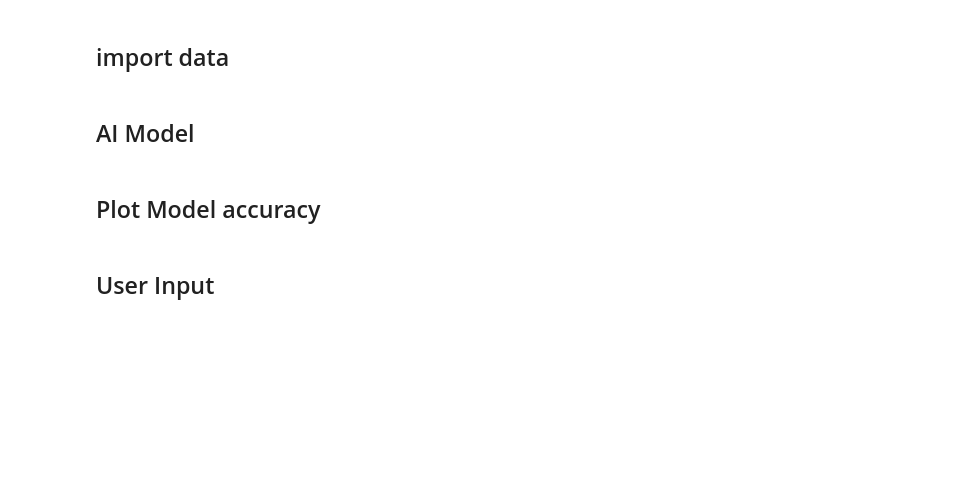
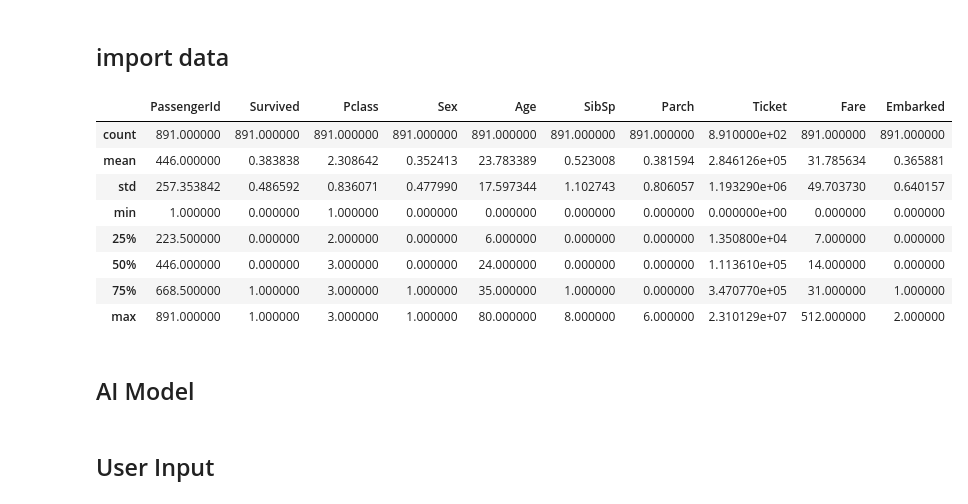
Before and after one commit to MixoMax/KaggleTitanicAI, a Jupyter notebook: main.ipynb, the cells around one changed output. Cells and saved outputs as stored; diff of their text form; code cells hidden in the pictures; blank space fills up the shorter version.

```diff
--- a/main.ipynb
+++ b/main.ipynb
@@ -92,10 +116,23 @@ clean_train.csv already exists
 # %%
 df = pd.read_csv("clean_train.csv")
 
 
 X, y = df.iloc[:, 2:], df.iloc[:, 1]
 
-X_train, X_test, y_train, y_test = train_test_split(X, y, test_size=0.3)
+X_train, X_test, y_train, y_test = train_test_split(X, y, test_size=0.2)
+
+
+df.describe()
+# %% [output]
+|  | PassengerId | Survived | Pclass | Sex | Age | SibSp | Parch | Ticket | Fare | Embarked |
+| count | 891.000000 | 891.000000 | 891.000000 | 891.000000 | 891.000000 | 891.000000 | 891.000000 | 8.910000e+02 | 891.000000 | 891.000000 |
+| mean | 446.000000 | 0.383838 | 2.308642 | 0.352413 | 23.783389 | 0.523008 | 0.381594 | 2.846126e+05 | 31.785634 | 0.365881 |
+| std | 257.353842 | 0.486592 | 0.836071 | 0.477990 | 17.597344 | 1.102743 | 0.806057 | 1.193290e+06 | 49.703730 | 0.640157 |
+| min | 1.000000 | 0.000000 | 1.000000 | 0.000000 | 0.000000 | 0.000000 | 0.000000 | 0.000000e+00 | 0.000000 | 0.000000 |
+| 25% | 223.500000 | 0.000000 | 2.000000 | 0.000000 | 6.000000 | 0.000000 | 0.000000 | 1.350800e+04 | 7.000000 | 0.000000 |
+| 50% | 446.000000 | 0.000000 | 3.000000 | 0.000000 | 24.000000 | 0.000000 | 0.000000 | 1.113610e+05 | 14.000000 | 0.000000 |
+| 75% | 668.500000 | 1.000000 | 3.000000 | 1.000000 | 35.000000 | 1.000000 | 0.000000 | 3.470770e+05 | 31.000000 | 1.000000 |
+| max | 891.000000 | 1.000000 | 3.000000 | 1.000000 | 80.000000 | 8.000000 | 6.000000 | 2.310129e+07 | 512.000000 | 2.000000 |
 # %% [markdown]
 ## AI Model
 # %%
@@ -127,5 +161,3 @@ def plot_model_architecture(model):
     """Plot a Keras model's architecture and display it in the notebook."""
     plot_model(model, to_file='model.png', show_shapes=True, show_layer_names=True)
     return Image(filename='model.png')
-# %% [markdown]
-## Plot Model accuracy
```
Also changed, not shown: parts of 12 cells of this notebook.
